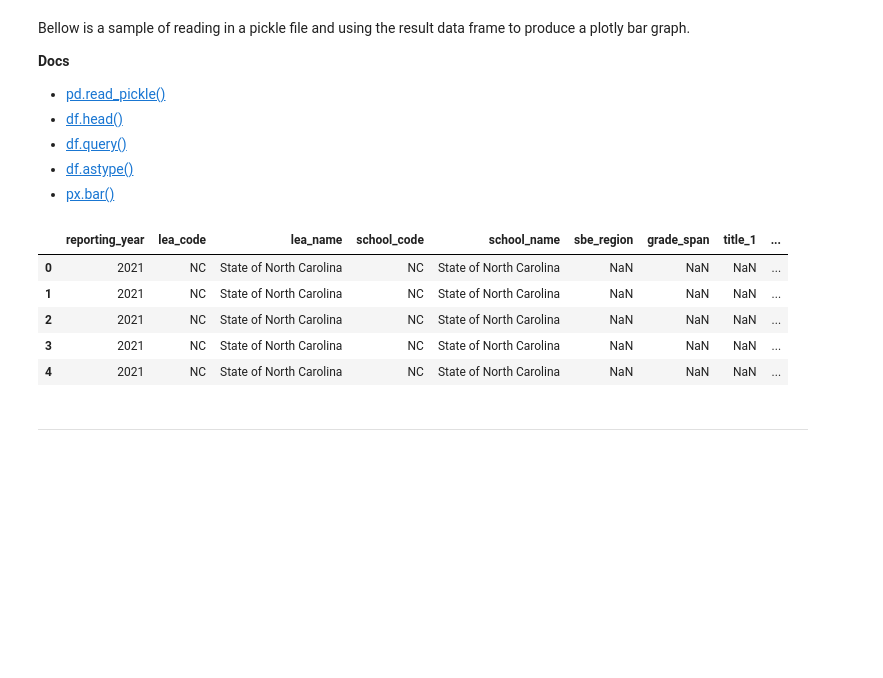
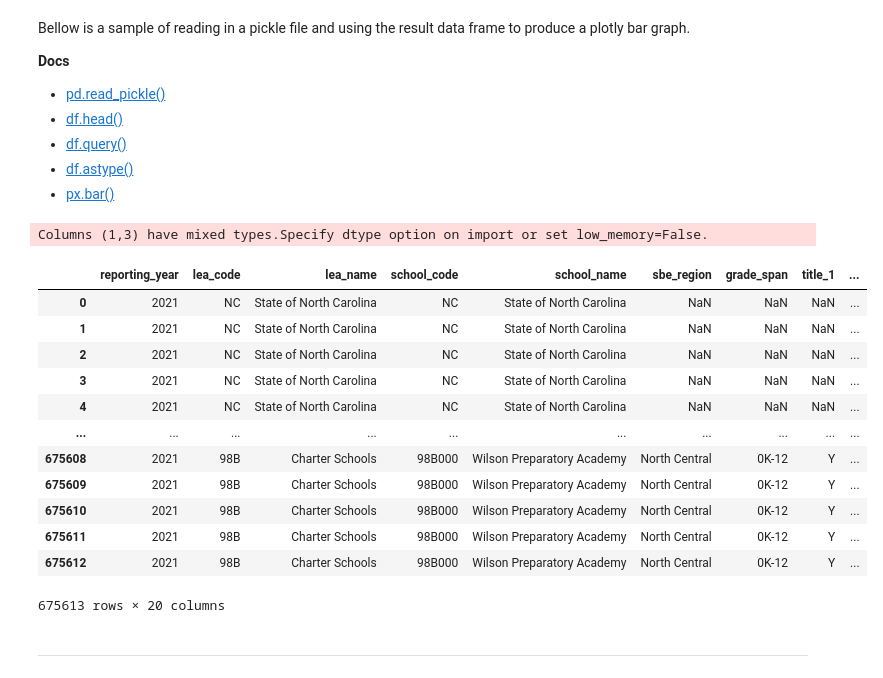
Before and after one commit to jeremiah-carlson/15-Minuets-of-Python, a Jupyter notebook: Exercise 1/bar_chart.ipynb, the cells around one changed output. Saved outputs shown, nothing was run; the diff lists cells and outputs as text; code cells hidden in the pictures; blank space fills up the shorter version.

```diff
--- a/Exercise 1/bar_chart.ipynb
+++ b/Exercise 1/bar_chart.ipynb
@@ -37,15 +41,23 @@ import plotly.express as px
 # %%
 # Read Data
 
-df = pd.read_pickle('data/2020-21_County_Data.pkl')
+df = pd.read_csv('data\\2020-21_County_Data.csv')
 df.head()
 # %% [output]
+Columns (1,3) have mixed types.Specify dtype option on import or set low_memory=False.
 |  | reporting_year | lea_code | lea_name | school_code | school_name | sbe_region | grade_span | title_1 | ... |
 | 0 | 2021 | NC | State of North Carolina | NC | State of North Carolina | NaN | NaN | NaN | ... |
 | 1 | 2021 | NC | State of North Carolina | NC | State of North Carolina | NaN | NaN | NaN | ... |
 | 2 | 2021 | NC | State of North Carolina | NC | State of North Carolina | NaN | NaN | NaN | ... |
 | 3 | 2021 | NC | State of North Carolina | NC | State of North Carolina | NaN | NaN | NaN | ... |
 | 4 | 2021 | NC | State of North Carolina | NC | State of North Carolina | NaN | NaN | NaN | ... |
+| ... | ... | ... | ... | ... | ... | ... | ... | ... | ... |
+| 675608 | 2021 | 98B | Charter Schools | 98B000 | Wilson Preparatory Academy | North Central | 0K-12 | Y | ... |
+| 675609 | 2021 | 98B | Charter Schools | 98B000 | Wilson Preparatory Academy | North Central | 0K-12 | Y | ... |
+| 675610 | 2021 | 98B | Charter Schools | 98B000 | Wilson Preparatory Academy | North Central | 0K-12 | Y | ... |
+| 675611 | 2021 | 98B | Charter Schools | 98B000 | Wilson Preparatory Academy | North Central | 0K-12 | Y | ... |
+| 675612 | 2021 | 98B | Charter Schools | 98B000 | Wilson Preparatory Academy | North Central | 0K-12 | Y | ... |
+675613 rows × 20 columns
 # %%
 px.bar(df.query("subgroup == 'ALL' & subject == 'RDGS' & school_code == ['10A000', '24N000', '65C000', '10B000']").astype({"glp_pct":float, "ccr_pct":float}),
         x="school_name",
```
Also changed, not shown: parts of 2 cells of this notebook, 1 other file.
